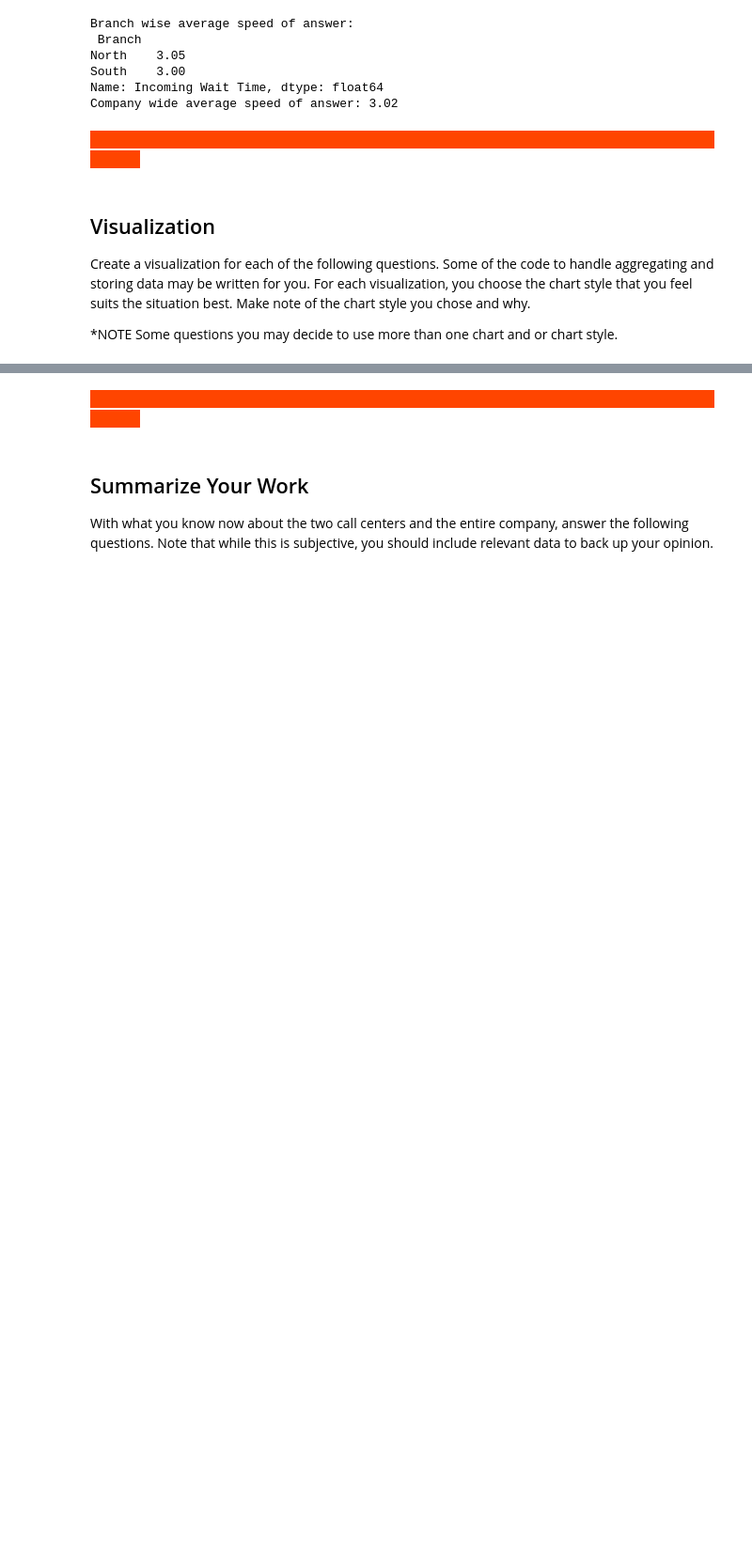
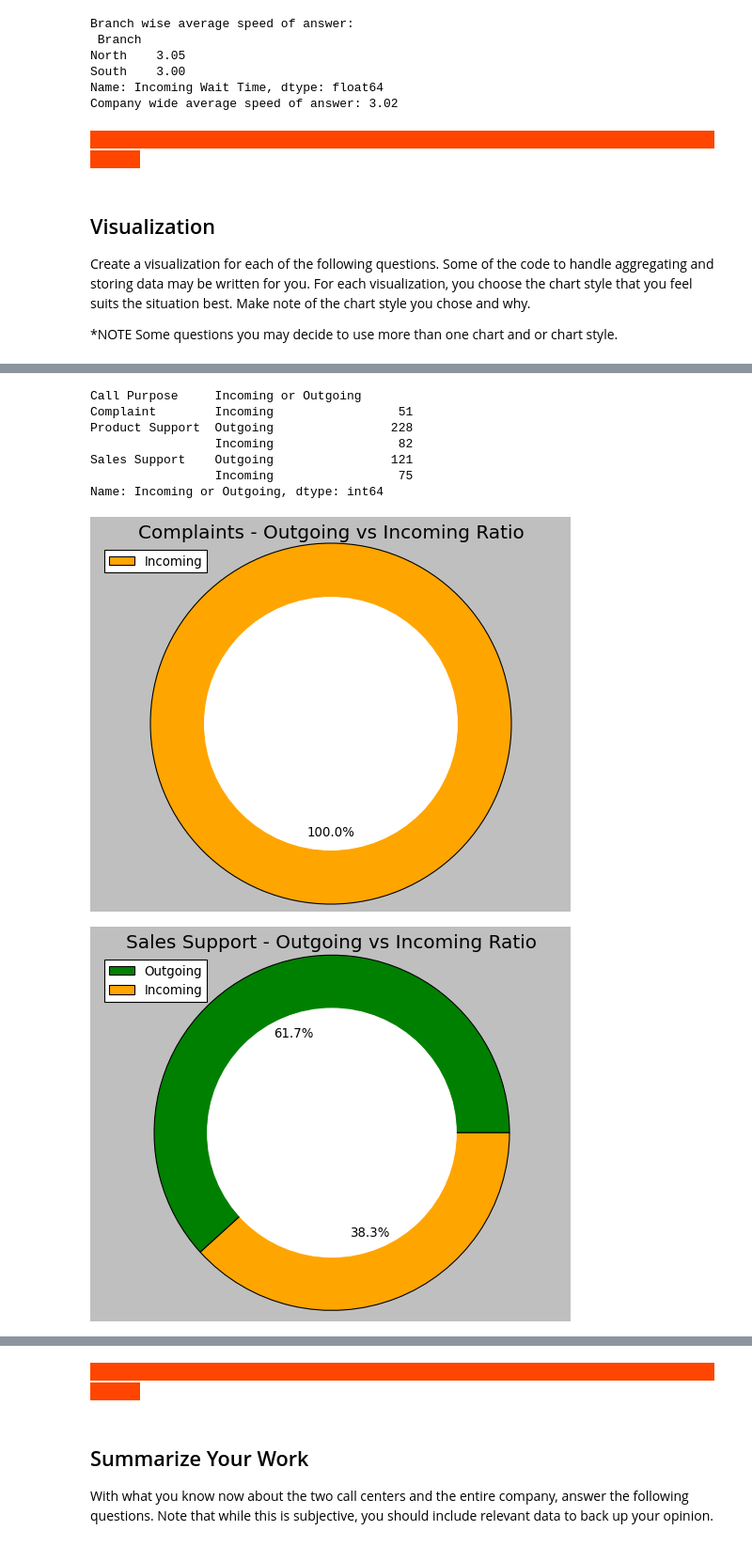
Before and after one commit to Flora-Cheung/call-center-cleanup-assignment, a Jupyter notebook: Call_Center_Cleanup.ipynb, the cells around one changed output, grey strips where cells are left out. Shown: that part at 94% size. Drawn from its saved outputs; the diff is of its cells as text; code cells hidden in the pictures; blank space fills up the shorter version.

```diff
--- a/Call_Center_Cleanup.ipynb
+++ b/Call_Center_Cleanup.ipynb
@@ -511,0 +553,75 @@ product_support = purpose_counts["Product Support"].to_dict()
+# %%
+# Create visualization 3 here:
+# The three dictionaries, complaints, sales_support, and product_support, have the information you need
+
+purpose_group = df.groupby("Call Purpose")
+call_purpose = ["Complaint", "Sales Support", "Product Support"]
+purpose_counts = purpose_group["Incoming or Outgoing"].value_counts()
+print(purpose_counts)
+
+complaints = purpose_counts["Complaint"].to_dict()
+sales_support = purpose_counts["Sales Support"].to_dict()
+product_support = purpose_counts["Product Support"].to_dict()
+
+# Your Code Here:
+# Create DataFrame from dictonary for Complaints
+complaints_df = pd.DataFrame(complaints.items(), index = ["Incoming"])
+complaints_df.rename(columns = {0:'Type', 1:'Total'}, inplace = True)
+complaints_df = complaints_df.drop(["Type"], axis = 1)
+
+# Donut Chart Parameters
+circle = plt.Circle( (0,0), 0.7, color='white')
+colors = ['orange']
+plt.pie(complaints_df["Total"], autopct = '%1.1f%%', shadow = False, explode = [0], colors = colors, startangle = 90)
+fig = plt.gcf()
+fig.gca().add_artist(circle)
+plt.legend(complaints_df.index, fontsize = 12, loc = 'upper left')
+plt.title('Complaints - Outgoing vs Incoming Ratio', color = 'black', fontsize = 18)
+plt.axis('equal')
+plt.savefig('doughnut.png')
+plt.show()
+
+# Create DataFrame from dictonary for Sales Support
+sales_support_df = pd.DataFrame(sales_support.items(), index = ["Outgoing" , "Incoming"])
+sales_support_df.rename(columns = {0:'Type', 1:'Total'}, inplace = True)
+sales_support_df = sales_support_df.drop(["Type"], axis = 1)
+
+# Donut Chart Parameters
+circle = plt.Circle( (0,0), 0.7, color='white')
+colors = ['green','orange']
+plt.pie(sales_support_df["Total"], autopct = '%1.1f%%', shadow = False, explode = [0,0], colors = colors, startangle = 0)
+fig = plt.gcf()
+fig.gca().add_artist(circle)
+plt.legend(sales_support_df.index, fontsize = 12, loc = 'upper left')
+plt.title('Sales Support - Outgoing vs Incoming Ratio', color = 'black', fontsize = 18)
+plt.axis('equal')
+plt.savefig('doughnut.png')
+plt.show()
+
+#Creating DF from dictonary for Product Support
+product_support_df = pd.DataFrame(product_support.items(), index = ["Outgoing" , "Incoming"])
+product_support_df.rename(columns = {0:'Type', 1:'Total'}, inplace = True)
+product_support_df = product_support_df.drop(["Type"], axis = 1)
+
+# Donut Chart Parameters
+circle = plt.Circle( (0,0), 0.7, color='white')
+colors = ['green', 'orange']
+plt.pie(product_support_df["Total"], autopct = '%1.1f%%', shadow = False, explode = [0,0], colors = colors, startangle = 0)
+fig = plt.gcf()
+fig.gca().add_artist(circle)
+plt.legend(product_support_df.index, fontsize = 12, loc = 'upper left')
+plt.title('Product Support - Outgoing vs Incoming Ratio', color = 'black', fontsize = 18)
+plt.axis('equal')
+plt.savefig('doughnut.png')
+
+plt.show()
+# %% [output]
+Call Purpose     Incoming or Outgoing
+Complaint        Incoming                 51
+Product Support  Outgoing                228
+                 Incoming                 82
+Sales Support    Outgoing                121
+                 Incoming                 75
+Name: Incoming or Outgoing, dtype: int64
+[figure, added]
+[figure, added]
```
Also changed, not shown: parts of 20 cells of this notebook, 7 other files.
